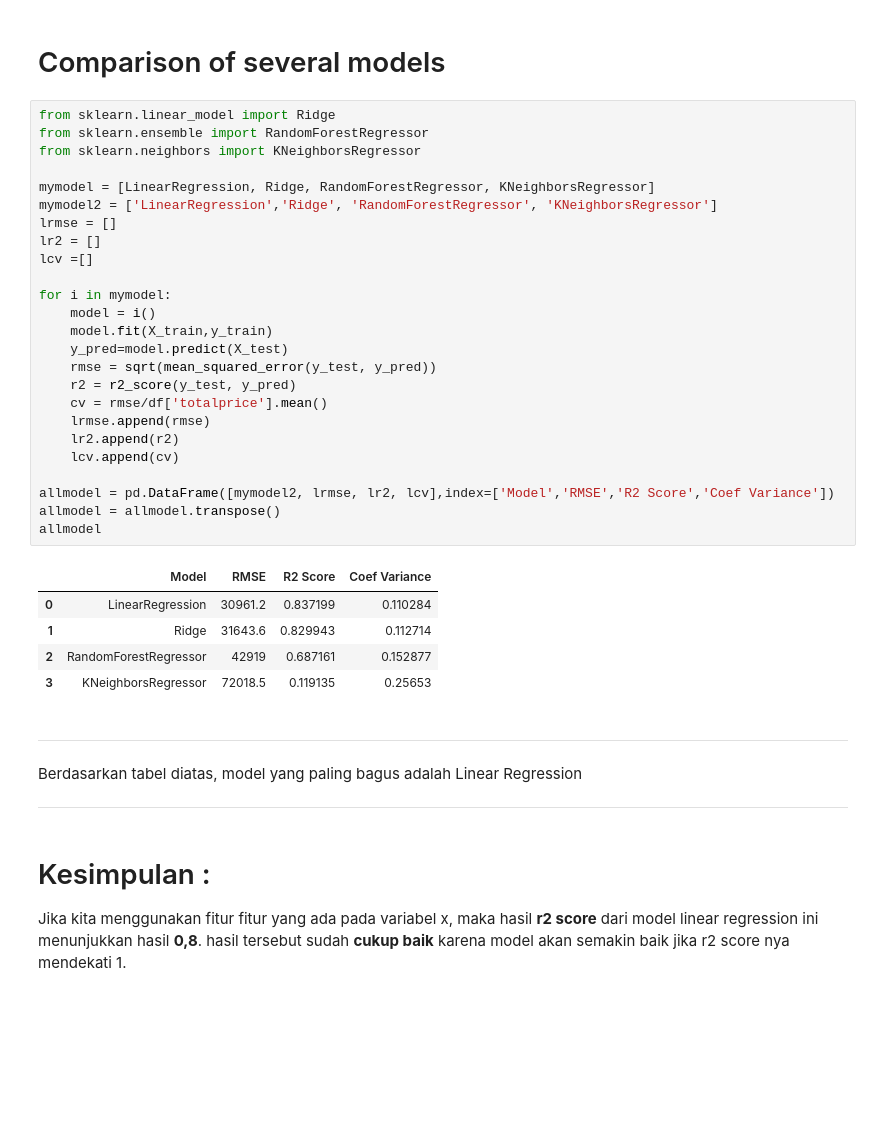
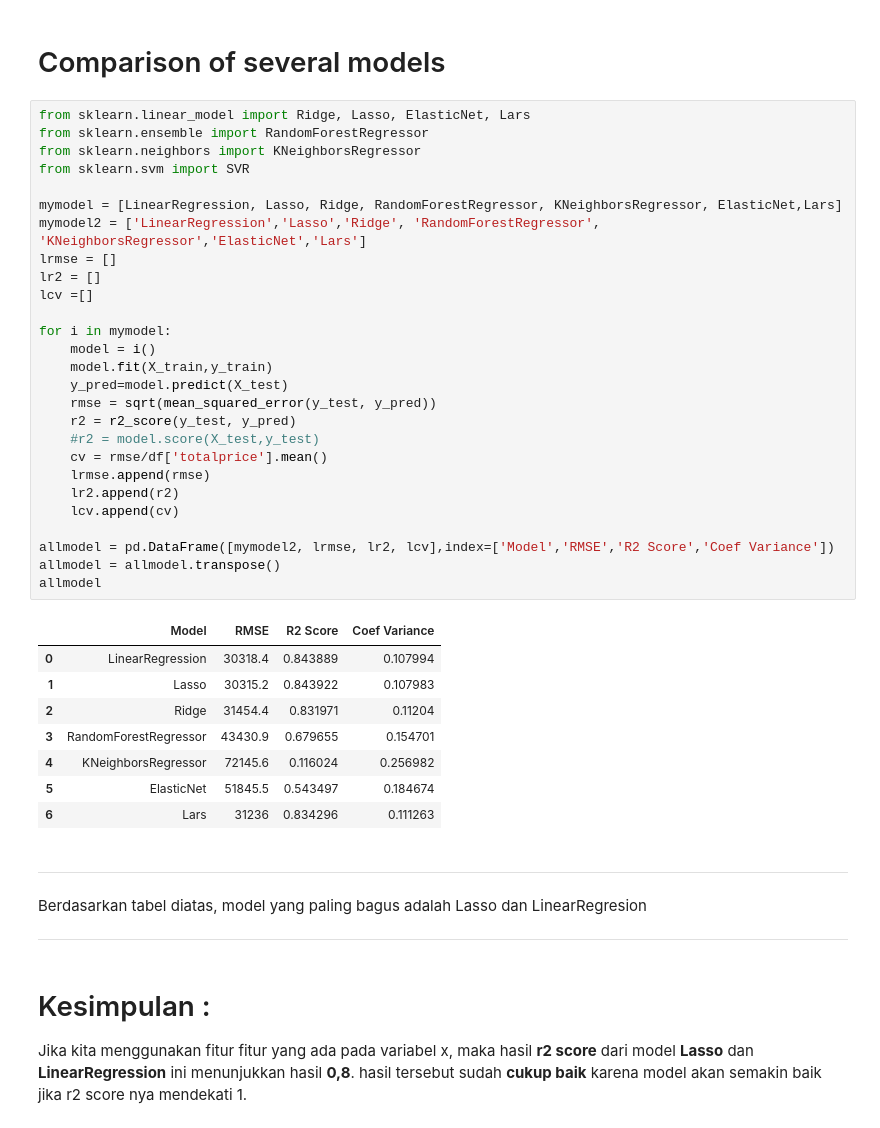
Before and after one commit to TunggalMAT/MidTest-Tunggal-Manda-Ary-Triyono, a Jupyter notebook: TUNGGAL_MID TEST 2_VICTORIA/TUNGGAL_MID TEST 2_VICTORIA.ipynb, the cells around one changed output. Drawn from its saved outputs; the diff is of its cells as text; blank space fills up the shorter version.

```diff
--- a/TUNGGAL_MID TEST 2_VICTORIA/TUNGGAL_MID TEST 2_VICTORIA.ipynb
+++ b/TUNGGAL_MID TEST 2_VICTORIA/TUNGGAL_MID TEST 2_VICTORIA.ipynb
@@ -172,40 +178,45 @@ Coef Variance :  0.1102835223040936
 # %% [markdown]
 # Comparison of several models
 # %%
-from sklearn.linear_model import Ridge
+from sklearn.linear_model import Ridge, Lasso, ElasticNet, Lars
 from sklearn.ensemble import RandomForestRegressor
 from sklearn.neighbors import KNeighborsRegressor
+from sklearn.svm import SVR
 
-mymodel = [LinearRegression, Ridge, RandomForestRegressor, KNeighborsRegressor]
-mymodel2 = ['LinearRegression','Ridge', 'RandomForestRegressor', 'KNeighborsRegressor']
+mymodel = [LinearRegression, Lasso, Ridge, RandomForestRegressor, KNeighborsRegressor, ElasticNet,Lars]
+mymodel2 = ['LinearRegression','Lasso','Ridge', 'RandomForestRegressor', 'KNeighborsRegressor','ElasticNet','Lars']
 lrmse = []
 lr2 = []
 lcv =[]
 
 for i in mymodel:
     model = i()
     model.fit(X_train,y_train)
     y_pred=model.predict(X_test)
     rmse = sqrt(mean_squared_error(y_test, y_pred))
     r2 = r2_score(y_test, y_pred)
+    #r2 = model.score(X_test,y_test)
     cv = rmse/df['totalprice'].mean()
     lrmse.append(rmse)
     lr2.append(r2)
     lcv.append(cv)
 
 allmodel = pd.DataFrame([mymodel2, lrmse, lr2, lcv],index=['Model','RMSE','R2 Score','Coef Variance'])
 allmodel = allmodel.transpose()
 allmodel
 # %% [output]
 |  | Model | RMSE | R2 Score | Coef Variance |
-| 0 | LinearRegression | 30961.2 | 0.837199 | 0.110284 |
-| 1 | Ridge | 31643.6 | 0.829943 | 0.112714 |
-| 2 | RandomForestRegressor | 42919 | 0.687161 | 0.152877 |
-| 3 | KNeighborsRegressor | 72018.5 | 0.119135 | 0.25653 |
+| 0 | LinearRegression | 30318.4 | 0.843889 | 0.107994 |
+| 1 | Lasso | 30315.2 | 0.843922 | 0.107983 |
+| 2 | Ridge | 31454.4 | 0.831971 | 0.11204 |
+| 3 | RandomForestRegressor | 43430.9 | 0.679655 | 0.154701 |
+| 4 | KNeighborsRegressor | 72145.6 | 0.116024 | 0.256982 |
+| 5 | ElasticNet | 51845.5 | 0.543497 | 0.184674 |
+| 6 | Lars | 31236 | 0.834296 | 0.111263 |
 # %% [markdown]
 ***
-Berdasarkan tabel diatas, model yang paling bagus adalah Linear Regression
+Berdasarkan tabel diatas, model yang paling bagus adalah Lasso dan LinearRegresion
 ***
 # %% [markdown]
 # Kesimpulan :
-Jika kita menggunakan fitur fitur yang ada pada variabel x, maka hasil **r2 score** dari model linear regression ini menunjukkan hasil **0,8**. hasil tersebut sudah **cukup baik** karena model akan semakin baik jika r2 score nya mendekati 1.
+Jika kita menggunakan fitur fitur yang ada pada variabel x, maka hasil **r2 score** dari model **Lasso** dan **LinearRegression** ini menunjukkan hasil **0,8**. hasil tersebut sudah **cukup baik** karena model akan semakin baik jika r2 score nya mendekati 1.
```
Also changed, not shown: parts of 7 cells of this notebook.
